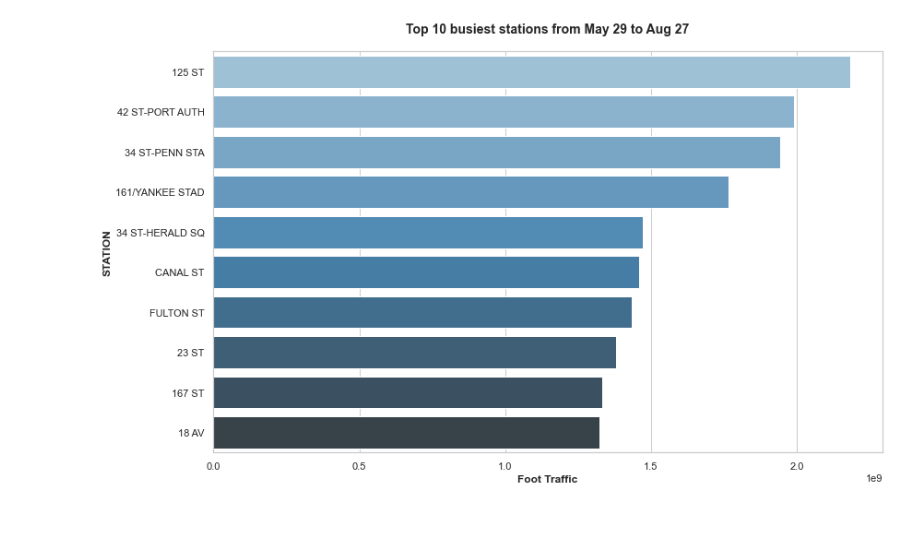
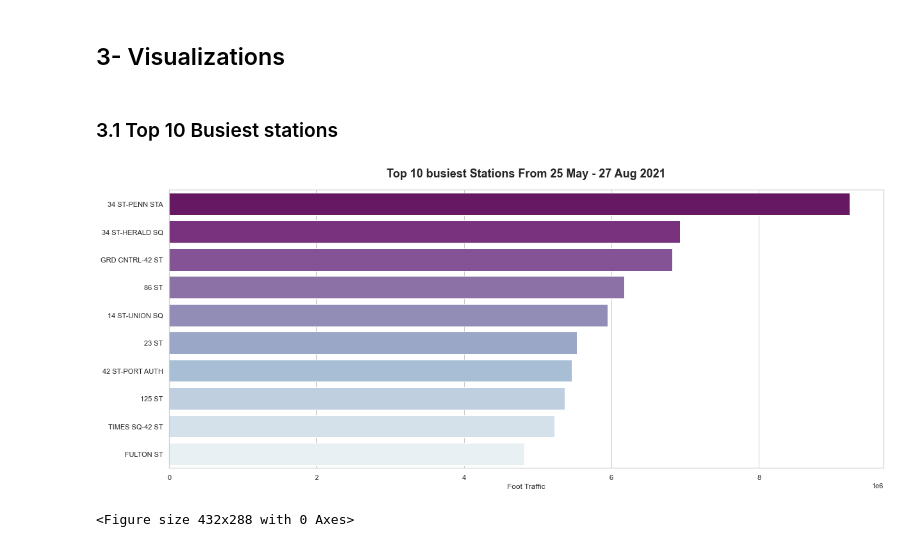
Before and after one commit to Nadia-143/EDA_project_1, a Jupyter notebook: MVP.ipynb, the cells around one changed output. Drawn from its saved outputs; the diff is of its cells as text; code cells hidden in the pictures; blank space fills up the shorter version.

```diff
--- a/MVP.ipynb
+++ b/MVP.ipynb
@@ -99,0 +58,5 @@ Name: DELTA, dtype: float64
+# %%
+# get total turnstile traffic out of entries and exits
+
+mta['turn_traffic'] = mta.n_ent + mta.n_ext
+mta.tail()
@@ -99,0 +70,9 @@ Name: DELTA, dtype: float64
+# %%
+
+mask = (mta.n_ent >= 0) & (mta.n_ext >= 0) & (mta.turn_traffic >= 0) & (mta.turn_traffic < 3000)
+mta = mta[mask]
+# %%
+#Add week days column to the dataframe
+
+mta['day_of_week'] = mta['datetime'].apply(lambda x : x.weekday())
+mta.head()
@@ -100,6 +86,7 @@ Name: DELTA, dtype: float64
 # %%
-# group by single turnstile
+#group stations by turnstile traffics
 
-tun_id = mta_data.groupby(['C/A', 'UNIT', 'SCP', 'STATION'])['DELTA'].sum().sort_values(ascending=False)
-tun_id
+stations_totals = mta.groupby('STATION', as_index=False).turn_traffic.sum()
+stations_totals.sort_values(by='turn_traffic', ascending=False, inplace=True)
+stations_totals.head(10)
 # %% [output]
@@ -160,14 +104,22 @@ Name: DELTA, dtype: float64
+# %% [markdown]
+## 3- Visualizations
+# %% [markdown]
+### 3.1 Top 10 Busiest stations
 # %%
-#the top 10 busiest stations over the interval
+# plot top 10 stations in terms of traffic
+from importlib import reload
+reload(plt)
 
+plt.figure(figsize=[20,8])
 sns.set(style="whitegrid")
+sns.barplot(x='turn_traffic', y='STATION', data=stations_totals.head(10),palette="BuPu_r", orient="h");
 
-plt.figure(figsize=(13,8))
+plt.title('Top 10 busiest Stations From 25 May - 27 Aug 2021',weight = 'bold', pad='20', size=18)
+plt.xlabel('Foot Traffic')
+plt.ylabel('')
+plt.show()
 
-sns.barplot( x=top_10_daily_ave, y=top_10_daily_ave.index, palette="Blues_d", orient="h")
-
-plt.title('Top 10 busiest stations from May 29 to Aug 27', weight = 'bold', pad='20', size=14)
-plt.xlabel('Foot Traffic', weight='bold')
-plt.ylabel('STATION', weight='bold');
+plt.savefig('Top 10 Busiest sts.png')
 # %% [output]
-[figure, old version]
+[figure, new version]
+<Figure size 432x288 with 0 Axes>
```
Also changed, not shown: parts of 24 cells of this notebook.
